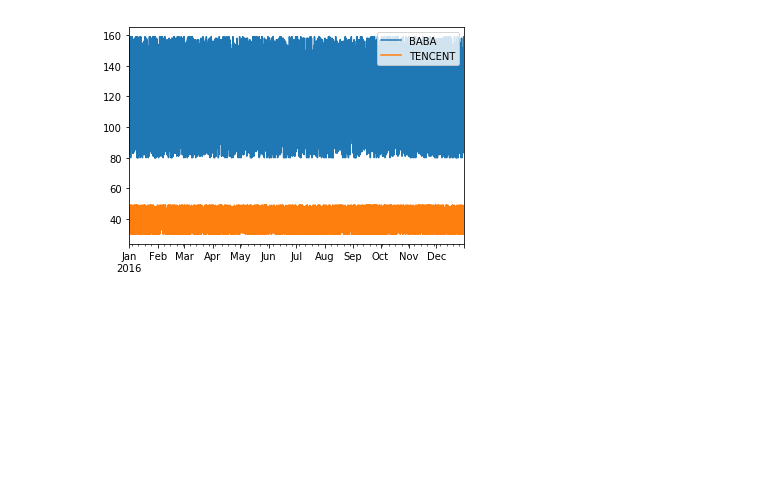
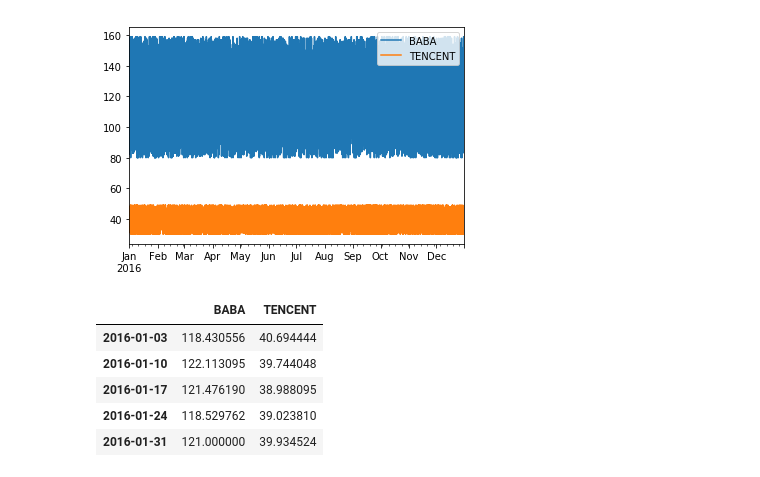
Before and after one commit to HuichuanLI/Data-Analyse, a Jupyter notebook: 基础数据库/Pandas玩转数据/时间序列数据的采样和画图.ipynb, the cells around one changed output. Cells and saved outputs as stored; diff of their text form; code cells hidden in the pictures; blank space fills up the shorter version.

```diff
--- a/基础数据库/Pandas玩转数据/时间序列数据的采样和画图.ipynb
+++ b/基础数据库/Pandas玩转数据/时间序列数据的采样和画图.ipynb
@@ -118,0 +125,9 @@ plt.show()
+# %%
+weekly_df.head()
+# %% [output]
+|  | BABA | TENCENT |
+| 2016-01-03 | 118.430556 | 40.694444 |
+| 2016-01-10 | 122.113095 | 39.744048 |
+| 2016-01-17 | 121.476190 | 38.988095 |
+| 2016-01-24 | 118.529762 | 39.023810 |
+| 2016-01-31 | 121.000000 | 39.934524 |
```
Also changed, not shown: parts of 4 cells of this notebook, 1 other file.
